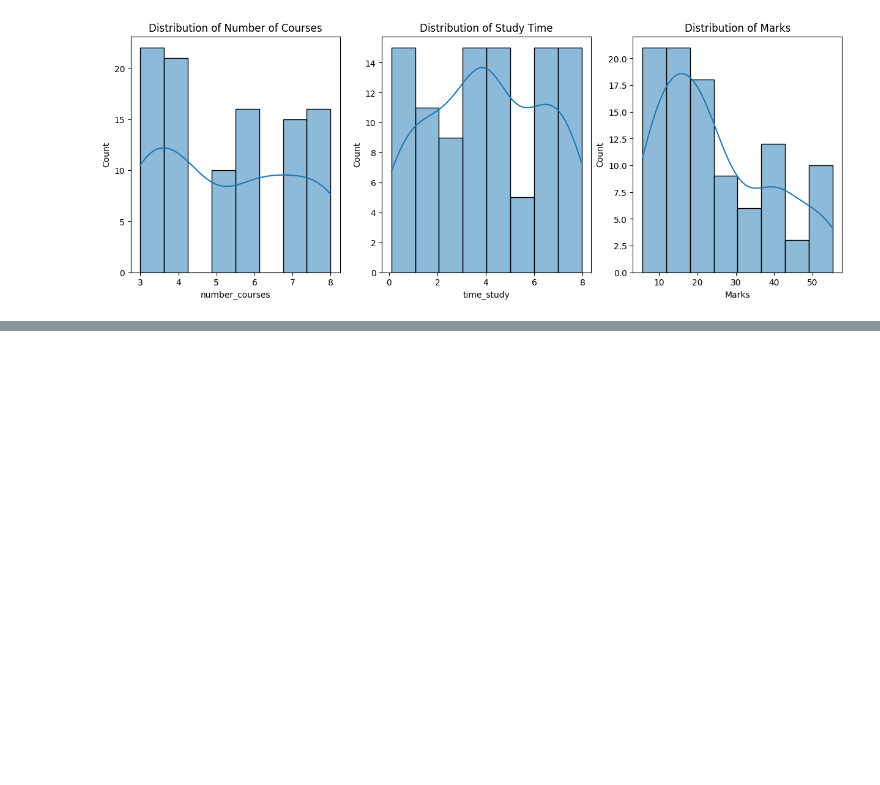
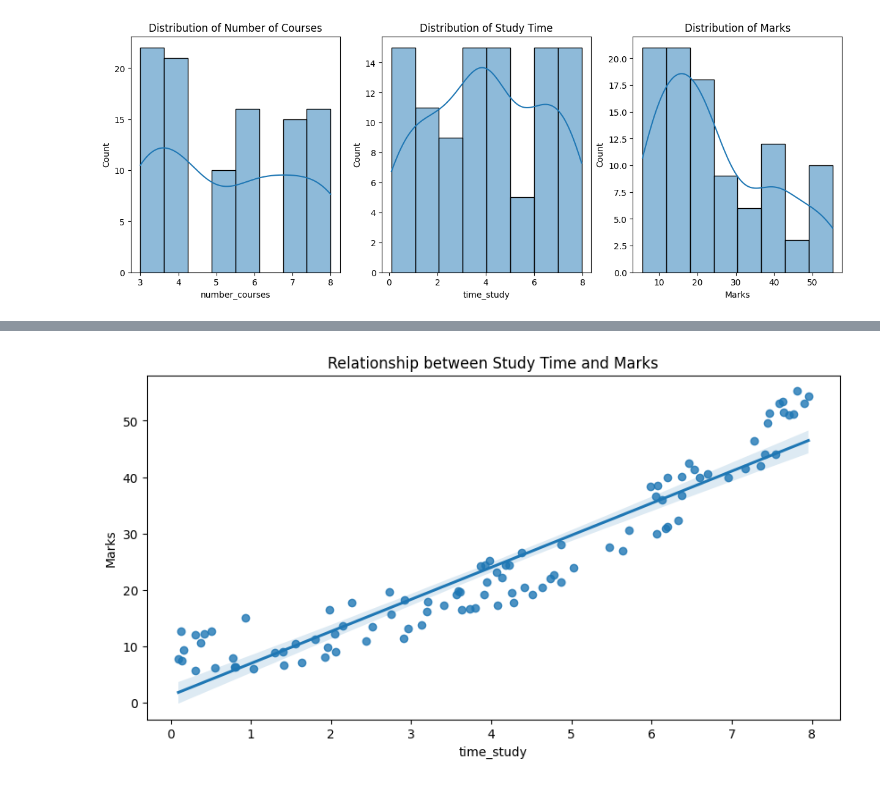
Before and after one commit to Saravanan-20G/Machine-Learning, a Jupyter notebook: Regression/Student Marks Prediction.ipynb, the cells around one changed output, grey strips where cells are left out. Saved outputs shown, nothing was run; the diff lists cells and outputs as text; code cells hidden in the pictures; blank space fills up the shorter version.

```diff
--- a/Regression/Student Marks Prediction.ipynb
+++ b/Regression/Student Marks Prediction.ipynb
@@ -77,0 +97,8 @@ plt.show()
+# %%
+# 7. Scatter Plot with Regression Line
+plt.figure(figsize=(10, 5))
+sns.regplot(x='time_study', y='Marks', data=df)
+plt.title('Relationship between Study Time and Marks')
+plt.show()
+# %% [output]
+[figure, added]
```
Also changed, not shown: parts of 8 cells of this notebook.
